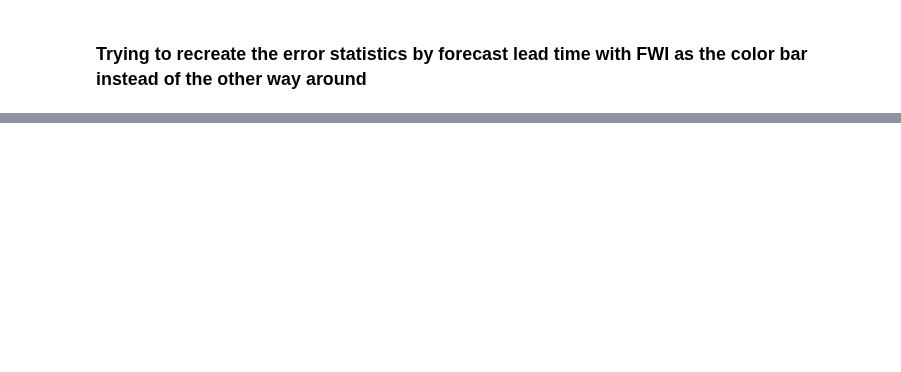
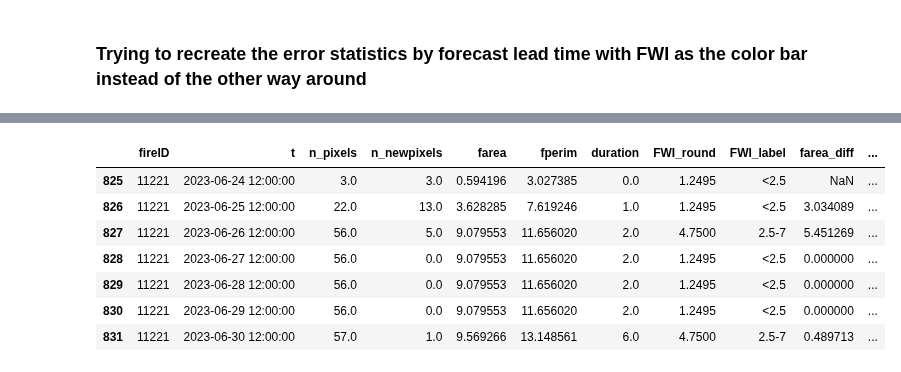
Before and after one commit to mccabete/fwiVis, a Jupyter notebook: Lightning_analysis/FWI_prediction.ipynb, the cells around one changed output, grey strips where cells are left out. Saved outputs shown, nothing was run; the diff lists cells and outputs as text; code cells hidden in the pictures; blank space fills up the shorter version.

```diff
--- a/Lightning_analysis/FWI_prediction.ipynb
+++ b/Lightning_analysis/FWI_prediction.ipynb
@@ -722,0 +854,40 @@ for s,b,c in zip(stats, b_sts, c_sts):
+# %%
+fires = fires.sort_values(by = "t")
+fires["farea_diff"] = fires.groupby("fireID").farea.diff()
+
+fires.loc[(fires.farea_diff < 0), ["farea_diff"]] = 0 ### Because of merging, sometimes farea goes down.
+# %%
+import scipy.stats as sp
+
+
+def custom_percentile_of_score(df, col = "farea_diff", kind = 'weak'):
+
+    percent_score = sp.percentileofscore(df[col].dropna(), df[col], kind = kind)
+    #print(percent_score)
+    #print(np.sum(percent_score))
+    df[f'{col}_percentile_of_score'] = percent_score
+    return(df)
+    #return(percent_score)
+# %%
+def chop_fires_at_end(df):
+    final_t = df[df.n_newpixels > 0].t.max()
+    df = df[df.t <= final_t]
+    return(df)
+
+fires = fires.groupby("fireID").apply(chop_fires_at_end).reset_index(drop=True)
+# %%
+fires = fires.groupby("fireID").apply(custom_percentile_of_score, col = "farea_diff", kind='strict').reset_index(drop = True)
+# %%
+### Double check if percentiles "feel" right
+
+fires.loc[(fires.fireID == '11221'), ['fireID', 't', 'n_pixels', 'n_newpixels', 'farea', 'fperim', 'duration', 'FWI_round', 'FWI_label', 'farea_diff',
+       'farea_diff_percentile_of_score']].sort_values(by = "t")
+# %% [output]
+|  | fireID | t | n_pixels | n_newpixels | farea | fperim | duration | FWI_round | FWI_label | farea_diff | ... |
+| 825 | 11221 | 2023-06-24 12:00:00 | 3.0 | 3.0 | 0.594196 | 3.027385 | 0.0 | 1.2495 | <2.5 | NaN | ... |
+| 826 | 11221 | 2023-06-25 12:00:00 | 22.0 | 13.0 | 3.628285 | 7.619246 | 1.0 | 1.2495 | <2.5 | 3.034089 | ... |
+| 827 | 11221 | 2023-06-26 12:00:00 | 56.0 | 5.0 | 9.079553 | 11.656020 | 2.0 | 4.7500 | 2.5-7 | 5.451269 | ... |
+| 828 | 11221 | 2023-06-27 12:00:00 | 56.0 | 0.0 | 9.079553 | 11.656020 | 2.0 | 1.2495 | <2.5 | 0.000000 | ... |
+| 829 | 11221 | 2023-06-28 12:00:00 | 56.0 | 0.0 | 9.079553 | 11.656020 | 2.0 | 1.2495 | <2.5 | 0.000000 | ... |
+| 830 | 11221 | 2023-06-29 12:00:00 | 56.0 | 0.0 | 9.079553 | 11.656020 | 2.0 | 1.2495 | <2.5 | 0.000000 | ... |
+| 831 | 11221 | 2023-06-30 12:00:00 | 57.0 | 1.0 | 9.569266 | 13.148561 | 6.0 | 4.7500 | 2.5-7 | 0.489713 | ... |
```
Also changed, not shown: parts of 38 cells of this notebook, 1 other file.
